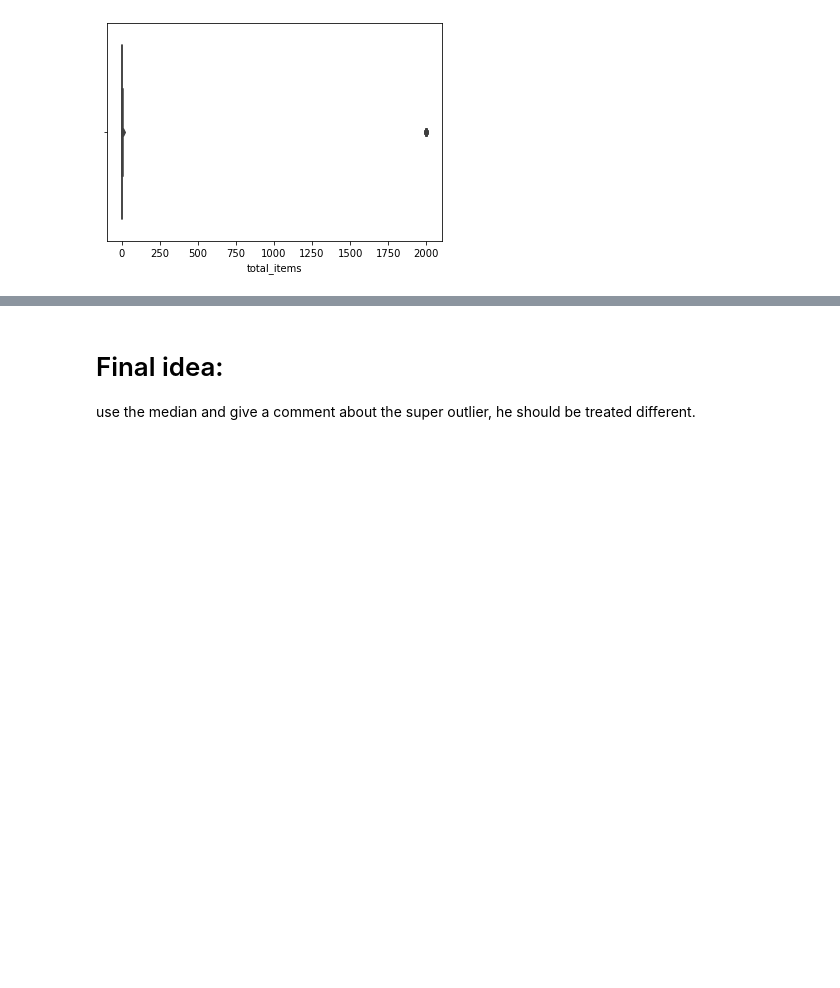
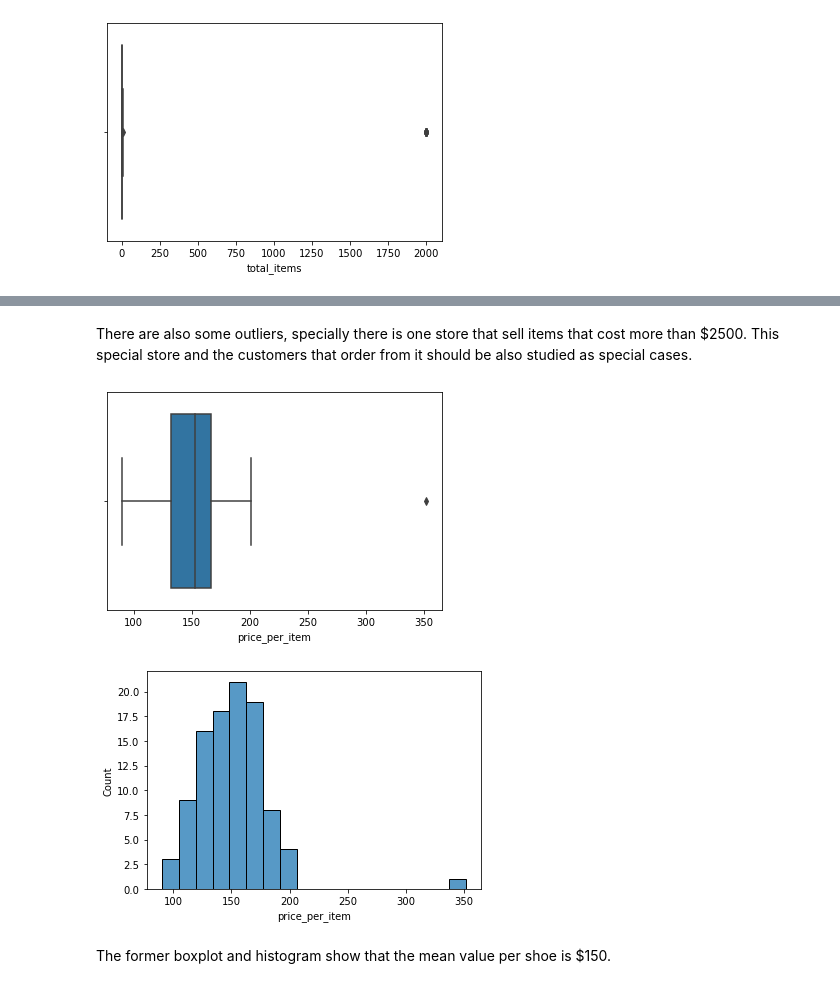
Before and after one commit to perreds/Shopify, a Jupyter notebook: Question_1.ipynb, the cells around one changed output, grey strips where cells are left out. Saved outputs shown, nothing was run; the diff lists cells and outputs as text; code cells hidden in the pictures; blank space fills up the shorter version.

```diff
--- a/Question_1.ipynb
+++ b/Question_1.ipynb
@@ -104,5 +169,12 @@ print("For the cut value: " + str(cut_value) +", the AOV ="+ str(AOV))
+# %% [markdown]
+There are also some outliers, specially there is one store that sell items that cost more than $2500. This special store and the customers that order from it should be also studied as special cases.
 # %%
-sns.boxplot(x=data2['order_amount'])
+cut_value = 1000
+data3 = data_prices[data_prices['price_per_item'] < cut_value]
+sns.boxplot(x=data3['price_per_item'])
 plt.show()
-sns.histplot(x=data2['order_amount'], kde= True, bins=100)
+sns.histplot(x=data3['price_per_item'])
 plt.show()
+# %% [output]
+[figure, added]
+[figure, added]
@@ -122,3 +181,2 @@ data['order_amount'].median()
-# %% [markdown]
-# Final idea:
-use the median and give a comment about the super outlier, he should be treated different.
+# %% [markdown]
+The former boxplot and histogram show that the mean value per shoe is $150.
```
Also changed, not shown: parts of 28 cells of this notebook.
